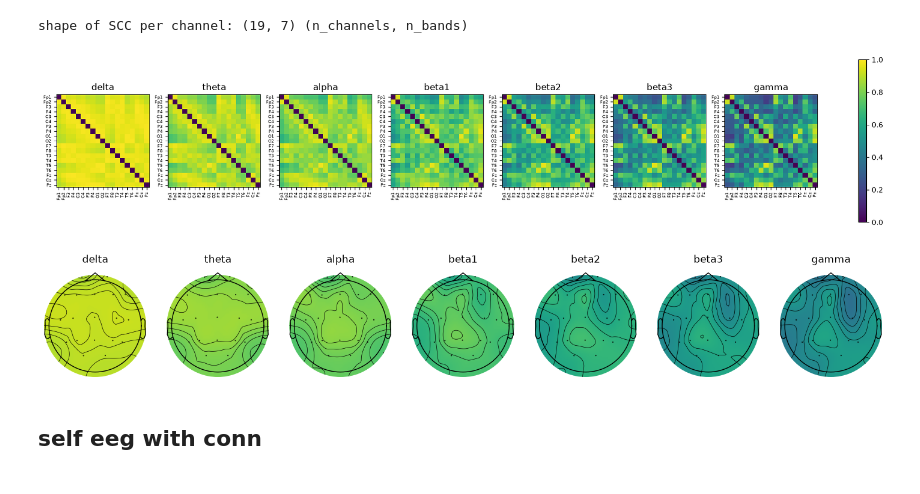
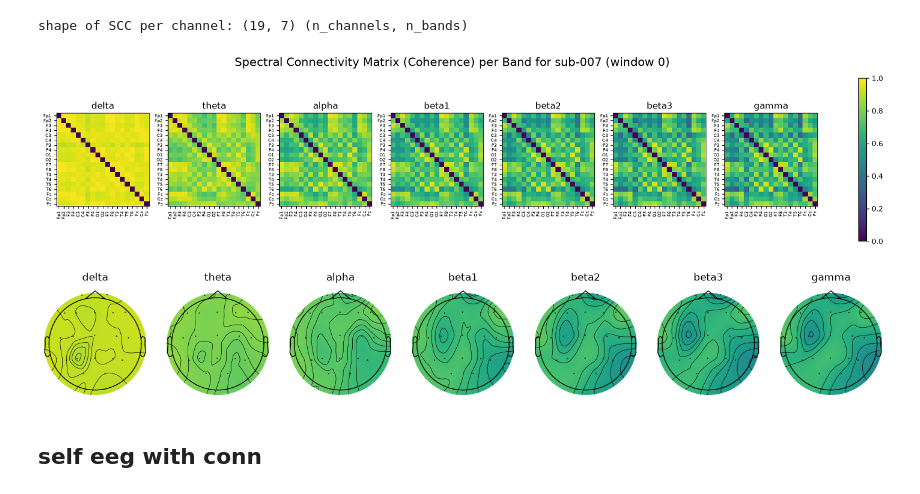
Before and after one commit to hereditary-eu/EEGlass, a Jupyter notebook: backend/experiments_xeegnet/adapt_selfeeg.ipynb, the cells around one changed output. Cells and saved outputs as stored; diff of their text form; code cells hidden in the pictures.

```diff
--- a/backend/experiments_xeegnet/adapt_selfeeg.ipynb
+++ b/backend/experiments_xeegnet/adapt_selfeeg.ipynb
@@ -182,7 +177,9 @@ freqs = np.arange(1.0, 45.5, 1.0)  # 1..45 Hz in 1 Hz steps
 n_cycles = freqs / 2.0
 # %%
+subject = "sub-007"
+
 data_path = os.path.join(
-    dir_data, "derivatives", "sub-001", "eeg", "sub-001_task-eyesclosed_eeg.set"
+    dir_data, "derivatives", subject, "eeg", f"{subject}_task-eyesclosed_eeg.set"
 )
 eeg_data = load_preprocessed_raw_from_file(data_path)
 # %%
@@ -192,7 +189,8 @@ epochs = mne.make_fixed_length_epochs(
     eeg_data, duration=window_sec, overlap=0.0, preload=True, verbose="ERROR"
 )
 
-one_epoch = epochs[0]  # shape (1, n_channels, n_times)
+window_index = 0
+one_epoch = epochs[window_index]  # shape (1, n_channels, n_times)
 # %%
 con = spectral_connectivity_time(
     one_epoch,
@@ -233,19 +231,22 @@ shape of SCC per channel: (19, 7) (n_channels, n_bands)
 # %%
 ch_names = one_epoch.ch_names
 band_names = list(BANDS.keys())
 
 fig, axes = plt.subplots(1, len(band_names), figsize=(20, 4))
 for b, (ax, band) in enumerate(zip(axes, band_names)):
     im = ax.imshow(conn_sym[:, :, b], vmin=0, vmax=1, cmap="viridis")
     ax.set_title(band)
     ax.set_xticks(range(len(ch_names)))
     ax.set_yticks(range(len(ch_names)))
     ax.set_xticklabels(ch_names, rotation=90, fontsize=6)
     ax.set_yticklabels(ch_names, fontsize=6)
 fig.colorbar(im, ax=axes, fraction=0.02)
+
+plt.suptitle(f"Spectral Connectivity Matrix (Coherence) per Band for {subject} (window {window_index})", fontsize=16)
+
 plt.show()
 # %% [output]
-[figure, old version]
+[figure, new version]
 # %%
 # needs a montage so MNE knows electrode positions
 one_epoch.set_montage("standard_1020", on_missing="warn")
@@ -263,7 +264,7 @@ for b, (ax, band) in enumerate(zip(axes, band_names)):
     ax.set_title(band)
 plt.show()
 # %% [output]
-[figure, old version]
+[figure, new version]
 # %% [markdown]
 ## self eeg with conn
 # %%
```
Also changed, not shown: parts of 18 cells of this notebook, 3 other files.
